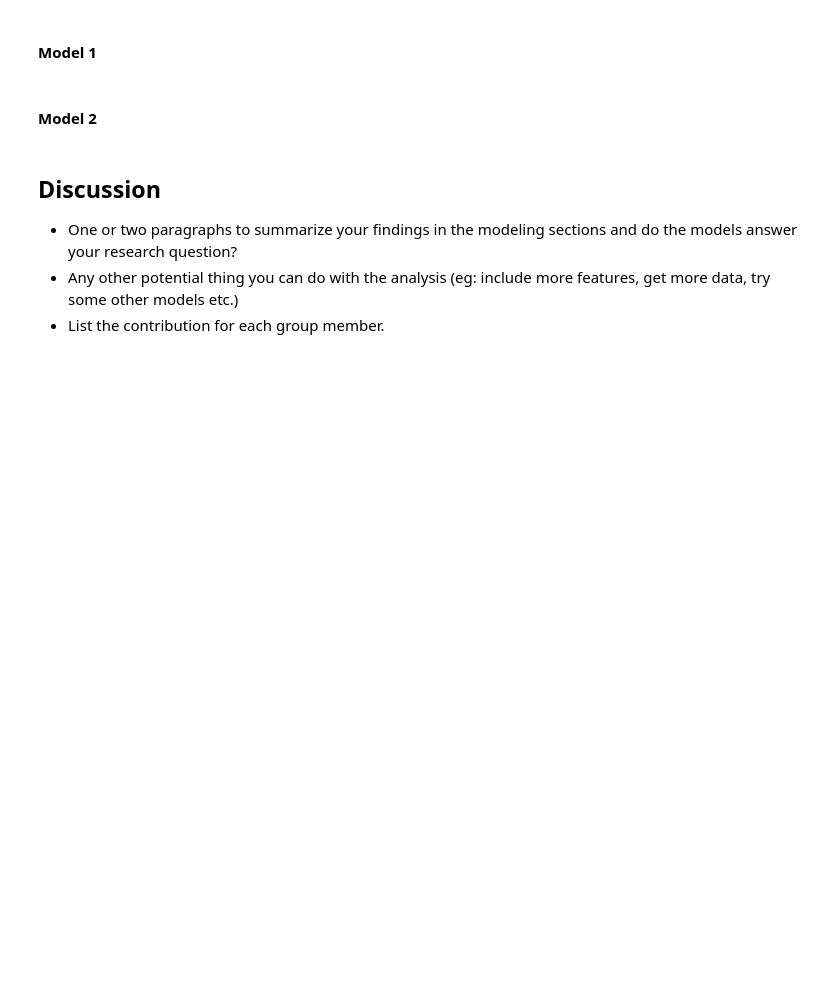
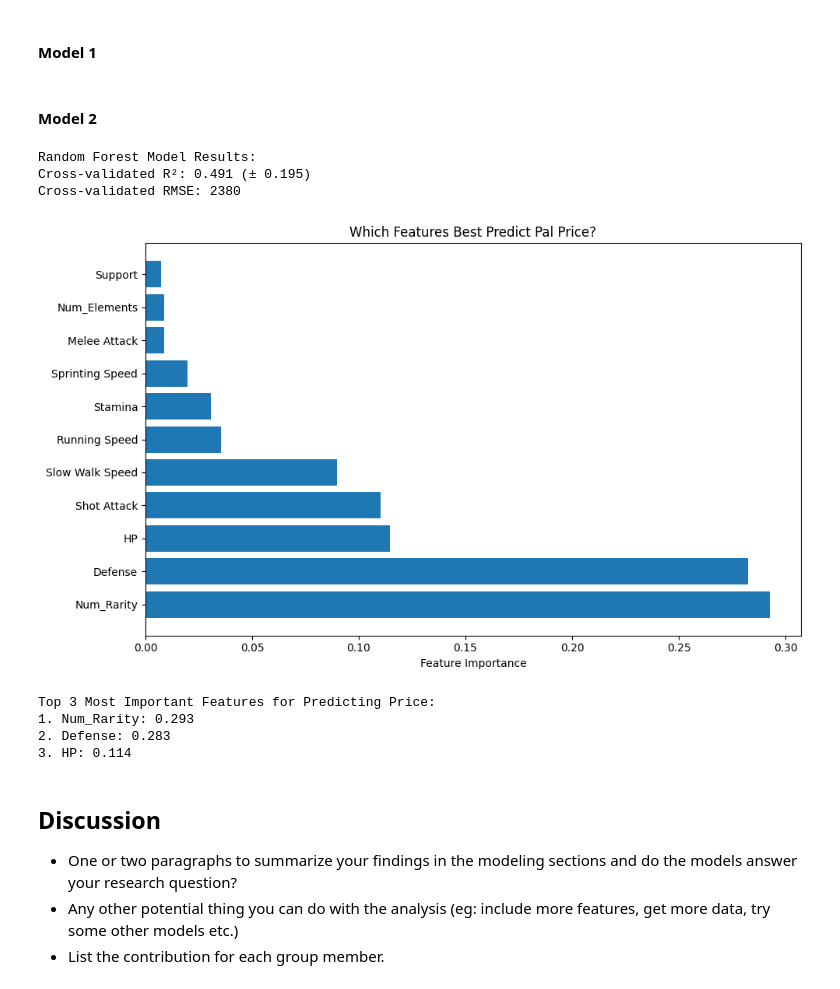
Before and after one commit to plewd/DS3000-Project, a Jupyter notebook: template.ipynb, the cells around one changed output. Saved outputs shown, nothing was run; the diff lists cells and outputs as text; code cells hidden in the pictures; blank space fills up the shorter version.

Commit message:
Add model 2 back

```diff
--- a/template.ipynb
+++ b/template.ipynb
@@ -542,3 +546,62 @@ def fit_linear(df, y_feat, x_feat):
+# %%
+# Model 2: Random Forest Regressor
+
+# use individual stats to see which specific stats matter most
+feature_cols = ['HP', 'Defense', 'Melee Attack', 'Shot Attack', 'Support',
+                'Stamina', 'Running Speed', 'Sprinting Speed', 'Slow Walk Speed',
+                'Num_Rarity', 'Num_Elements']
+
+X = df[feature_cols]
+y = df['Price']
+
+# split data
+X_train, X_test, y_train, y_test = train_test_split(X, y, test_size=0.2, random_state=42)
+
+rf_model = RandomForestRegressor(
+    n_estimators=50,
+    max_depth=10,
+    min_samples_split=5,
+    random_state=50 # need to set this so that its deterministic
+)
+
+# fit and predict
+rf_model.fit(X_train, y_train)
+y_pred = rf_model.predict(X_test)
+
+# calculate R^2 and MSE with cross-validation
+cv_r2_scores = cross_val_score(rf_model, X, y, cv=5, scoring='r2')
+cv_mse_scores = -cross_val_score(rf_model, X, y, cv=5, scoring='neg_mean_squared_error')
+
+print("Random Forest Model Results:")
+print(f"Cross-validated R²: {cv_r2_scores.mean():.3f} (± {cv_r2_scores.std():.3f})")
+print(f"Cross-validated RMSE: {np.sqrt(cv_mse_scores.mean()):.0f}")
+
+# Feature Importance Plot
+feature_importance = pd.DataFrame({
+    'feature': feature_cols,
+    'importance': rf_model.feature_importances_
+}).sort_values('importance', ascending=False)
+
+plt.figure(figsize=(10, 6))
+plt.barh(feature_importance['feature'], feature_importance['importance'])
+plt.xlabel('Feature Importance')
+plt.title('Which Features Best Predict Pal Price?')
+plt.tight_layout()
+plt.show()
+
+# print most important features
+print("\nTop 3 Most Important Features for Predicting Price:")
+for i in range(3):
+    print(f"{i+1}. {feature_importance.iloc[i]['feature']}: {feature_importance.iloc[i]['importance']:.3f}")
+# %% [output]
+Random Forest Model Results:
+Cross-validated R²: 0.491 (± 0.195)
+Cross-validated RMSE: 2380
+[figure, added]
+Top 3 Most Important Features for Predicting Price:
+1. Num_Rarity: 0.293
+2. Defense: 0.283
+3. HP: 0.114
 # %% [markdown]
 ## Discussion
 
```
Also changed, not shown: parts of 5 cells of this notebook.
